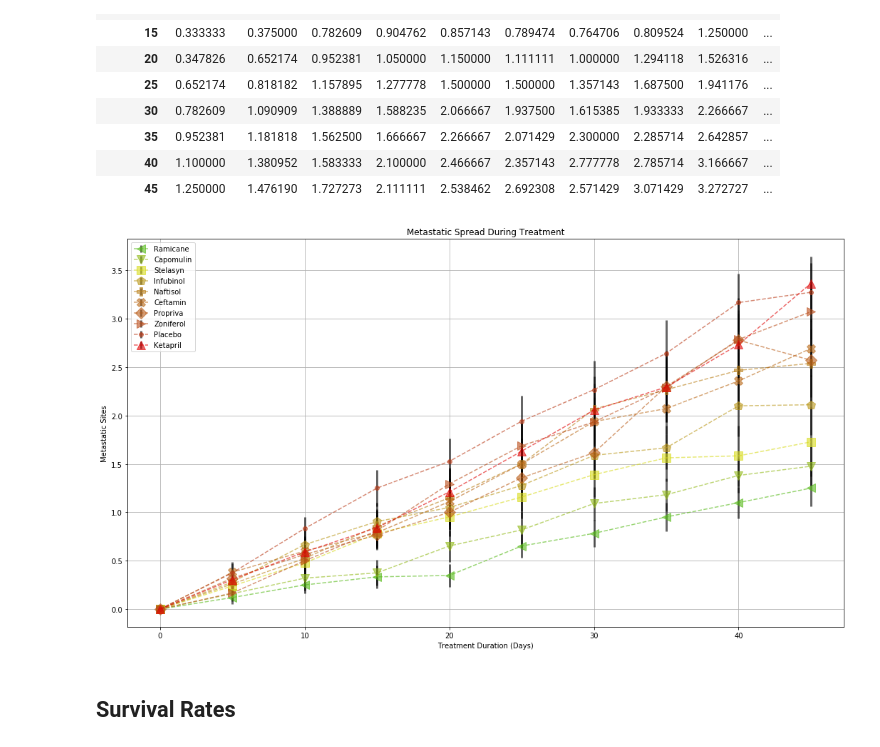
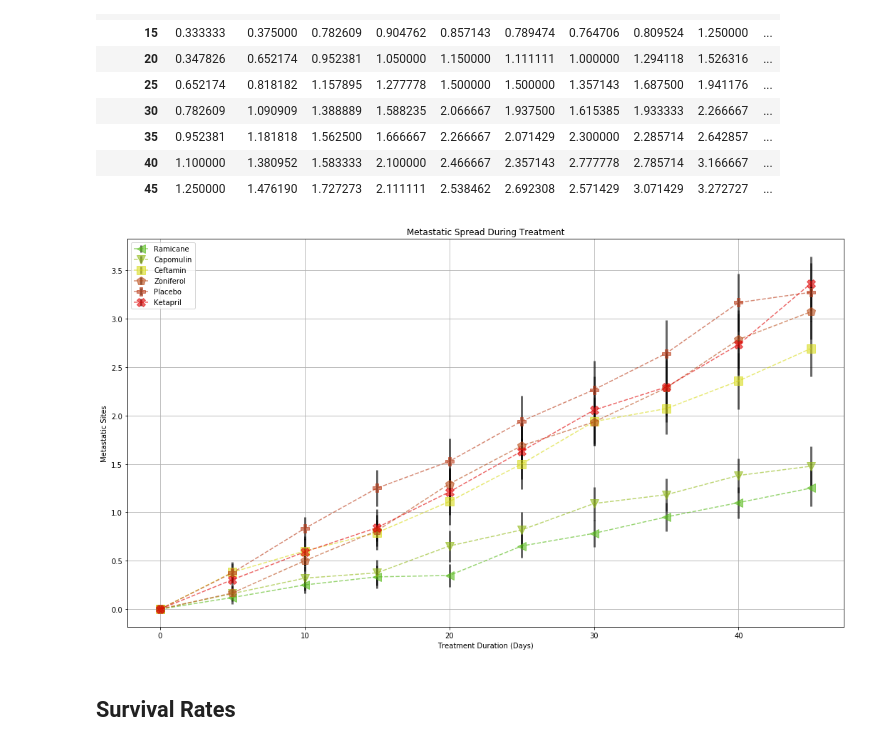
Before and after one commit to mikequaltrium/matplotlib-challenge, a Jupyter notebook: Pymaceuticals/Pymaceuticals Matplotlib Challenge.ipynb, the cells around one changed output. Saved outputs shown, nothing was run; the diff lists cells and outputs as text; code cells hidden in the pictures.

```diff
--- a/Pymaceuticals/Pymaceuticals Matplotlib Challenge.ipynb
+++ b/Pymaceuticals/Pymaceuticals Matplotlib Challenge.ipynb
@@ -79,11 +79,8 @@ tumor_stnd_err_df.head()
 # Data Munging to Re-Format the Data Frames
 sorted_by_tumor = drug_time_df.groupby('Drug')['Tumor Volume (mm3)'].max().reset_index()
 sorted_by_tumor = sorted_by_tumor.sort_values("Tumor Volume (mm3)")
-
 drug_time_cols_ordered = sorted_by_tumor['Drug'].unique().tolist()
-
 tumor_pivot = drug_time_df.pivot(index='Timepoint', columns='Drug', values='Tumor Volume (mm3)')
-tumor_pivot = tumor_pivot.reindex_axis(drug_time_cols_ordered, axis=1)
 
 # Preview that Reformatting worked
 tumor_pivot
@@ -102,0 +100,6 @@ tumor_pivot
+# %%
+# sort by last day tumor size to filter out similar drugs and make data chart more clear
+tumor_pivot.loc[45].reset_index().sort_values(by=45)
+
+# set relevant drugs withou noise data
+relevant_drugs = ['Ramicane','Capomulin','Ceftamin','Zoniferol','Placebo','Ketapril']
@@ -103,8 +118,8 @@ tumor_pivot
 # %%
 #Set Scatter Plot Legend
-listLegend=tumor_pivot.columns
+listLegend=relevant_drugs
 markers =  ["<--","v--","s--","p--","P--","X--","D--",">--",".--","^--"]
-colors =  ["#92ba18","#56ba18","#d8db1a","#ba9718","#ba7f18","#ba6918","#ba5c18","#ba4b18","#ba3b18","#e00202"]
+colors =  ["#92ba18","#56ba18","#ba9718","#ba4b18","#ba3b18","#e00202"]
 
 for i,drug in enumerate(listLegend):
     plt.errorbar(tumor_pivot.index,tumor_pivot[drug],tumor_stnd_err_df[ tumor_stnd_err_df['Drug']==drug]['Tumor Standard Error'], fmt=markers[i], markersize=12, alpha=0.6, color=colors[i], ecolor='black', elinewidth=2)
@@ -121,7 +136,4 @@ plt.legend(listLegend,loc="best")
 plt.grid()
 # Save the Figure
 plt.savefig("Tumor-Response-to-Treatment.png")
-
-# Show the chart
-plt.show()
 # %% [output]
@@ -188,25 +200,25 @@ metastatic_pivot
 | 45 | 1.250000 | 1.476190 | 1.727273 | 2.111111 | 2.538462 | 2.692308 | 2.571429 | 3.071429 | 3.272727 | ... |
 # %%
 # Generate the Plot (with Error Bars)
-metListLegend= metastatic_pivot.columns
+metListLegend= relevant_drugs
 markers =  ["<--","v--","s--","p--","P--","X--","D--",">--",".--","^--"]
-colors =  ["#56ba18","#92ba18","#d8db1a","#ba9718","#ba7f18","#ba6918","#ba5c18","#ba4b18","#ba3b18","#e00202"]
+colors =  ["#56ba18","#92ba18","#d8db1a","#ba4b18","#ba3b18","#e00202"]
 
 for i,drug in enumerate(metListLegend):
     plt.errorbar(metastatic_pivot.index,metastatic_pivot[drug],metastatic_sem[ metastatic_sem['Drug']==drug]['Metastatic Standard Error'], fmt=markers[i], markersize=12, alpha=0.6, color=colors[i], ecolor='black', elinewidth=3)
 
 # Create a legend for our chart
 plt.title("Metastatic Spread During Treatment")
 plt.xlabel("Treatment Duration (Days)")
 plt.ylabel("Metastatic Sites")
 plt.legend(metListLegend,loc="best")
 # Show the chart
 plt.grid()
 # Save the Figure
 plt.savefig("Metastatic-Spread-During-Treatment.png")
 plt.show()
 # %% [output]
-[figure, old version]
+[figure, new version]
 # %% [markdown]
 ## Survival Rates
 # %%
```
Also changed, not shown: parts of 13 cells of this notebook, 5 other files.
